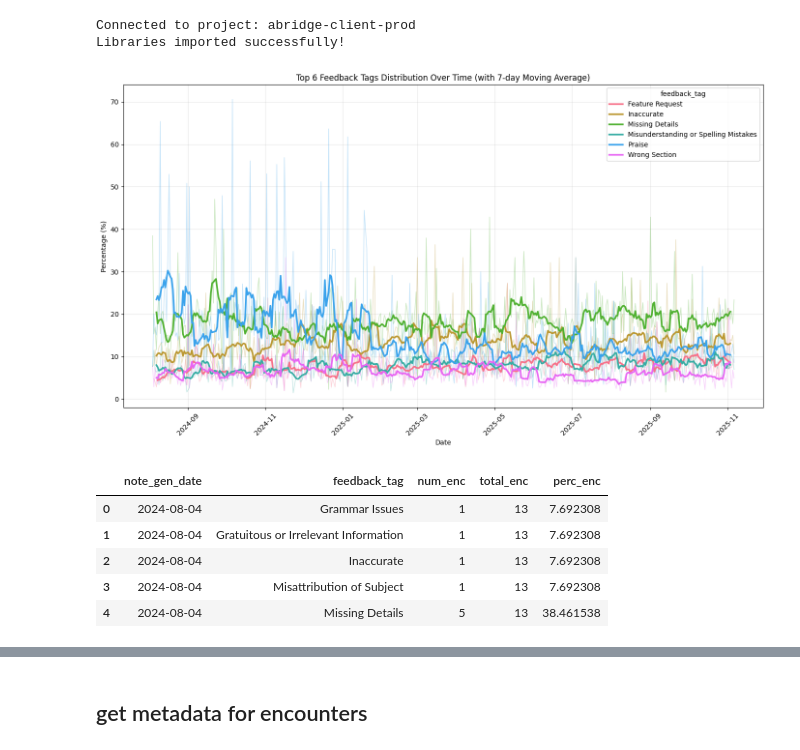
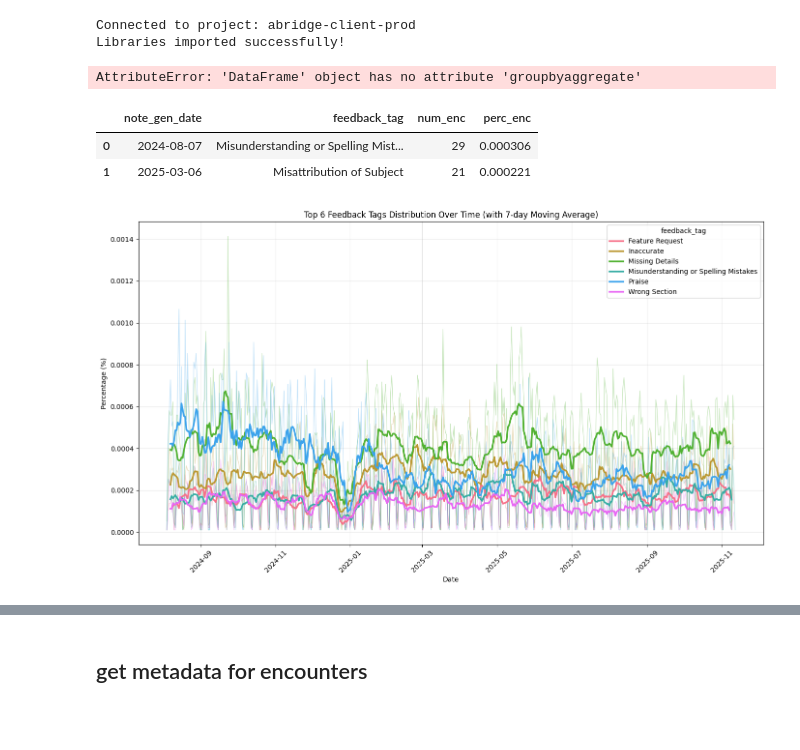
Before and after one commit to maggiechen-abridge/analyses, a Jupyter notebook: feedback/feedback.ipynb, the cells around one changed output, grey strips where cells are left out. Drawn from its saved outputs; the diff is of its cells as text; code cells hidden in the pictures; blank space fills up the shorter version.

Commit message:
update feedback freq computation

```diff
--- a/feedback/feedback.ipynb
+++ b/feedback/feedback.ipynb
@@ -31,49 +31,53 @@ group by 1, 2'''
 feedback_df = client.query(query0).to_dataframe()
 
 df = feedback_df.copy()
+# %%
+# number of encounters per day
+tot_enc_day = df.groupby('note_gen_date')['num_enc'].sum()
+df['perc_enc'] = df.num_enc/tot_enc
+print(tot_enc)
+# %% [output]
+AttributeError: 'DataFrame' object has no attribute 'groupbyaggregate'
+# %%
+df.head(2)
+# %% [output]
+|  | note_gen_date | feedback_tag | num_enc | perc_enc |
+| 0 | 2024-08-07 | Misunderstanding or Spelling Mist... | 29 | 0.000306 |
+| 1 | 2025-03-06 | Misattribution of Subject | 21 | 0.000221 |
 # %%
 # Get top 6 tags and filter data
-top_tags = merged.groupby('feedback_tag')['num_enc'].sum().nlargest(6).index
-top_merged = merged[merged['feedback_tag'].isin(top_tags)].copy()
+top_tags = df.groupby('feedback_tag')['num_enc'].sum().nlargest(6).index
+top_merged = df[df['feedback_tag'].isin(top_tags)].copy()
 
 # Convert date to datetime for proper sorting
 top_merged['note_gen_date'] = pd.to_datetime(top_merged['note_gen_date'])
 
 # Sort by tag and date, then calculate 7-day moving average using groupby
 top_merged = top_merged.sort_values(['feedback_tag', 'note_gen_date'])
 top_merged['perc_enc_7ma'] = top_merged.groupby('feedback_tag')['perc_enc'].transform(
     lambda x: x.rolling(window=7, center=True).mean()
 )
 
 # Plot with seaborn
 plt.figure(figsize=(14, 8))
 
 # Original data (lighter lines)
 sns.lineplot(data=top_merged, x='note_gen_date', y='perc_enc',
              hue='feedback_tag', alpha=0.3, linewidth=1, legend=False)
 
 # 7-day moving average (bold lines)
 sns.lineplot(data=top_merged, x='note_gen_date', y='perc_enc_7ma',
              hue='feedback_tag', linewidth=2.5)
 
 plt.xlabel('Date')
 plt.ylabel('Percentage (%)')
 plt.title('Top 6 Feedback Tags Distribution Over Time (with 7-day Moving Average)')
 plt.xticks(rotation=45)
 plt.grid(True, alpha=0.3)
 plt.tight_layout()
 plt.show()
 # %% [output]
-[figure, old version]
+[figure, new version]
-# %%
-merged.head()
-# %% [output]
-|  | note_gen_date | feedback_tag | num_enc | total_enc | perc_enc |
-| 0 | 2024-08-04 | Grammar Issues | 1 | 13 | 7.692308 |
-| 1 | 2024-08-04 | Gratuitous or Irrelevant Information | 1 | 13 | 7.692308 |
-| 2 | 2024-08-04 | Inaccurate | 1 | 13 | 7.692308 |
-| 3 | 2024-08-04 | Misattribution of Subject | 1 | 13 | 7.692308 |
-| 4 | 2024-08-04 | Missing Details | 5 | 13 | 38.461538 |
 # %%
 # look at distribution of tags/encounter
 query0= '''select
```
Also changed, not shown: parts of 21 cells of this notebook.
